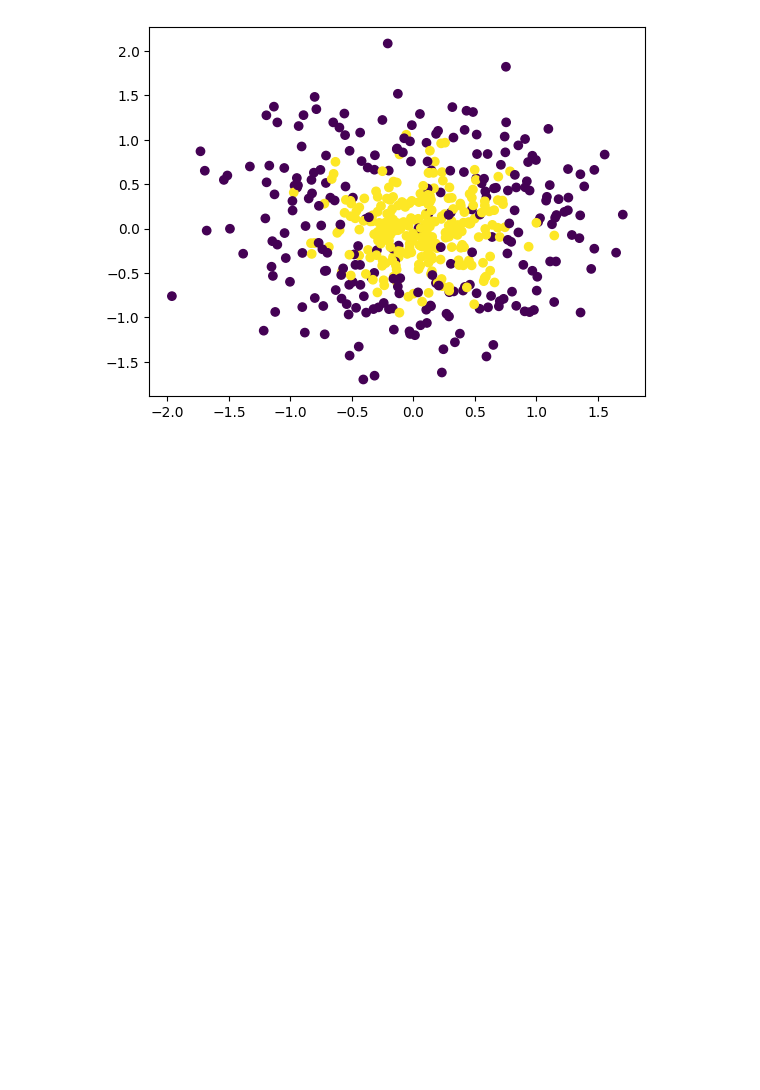
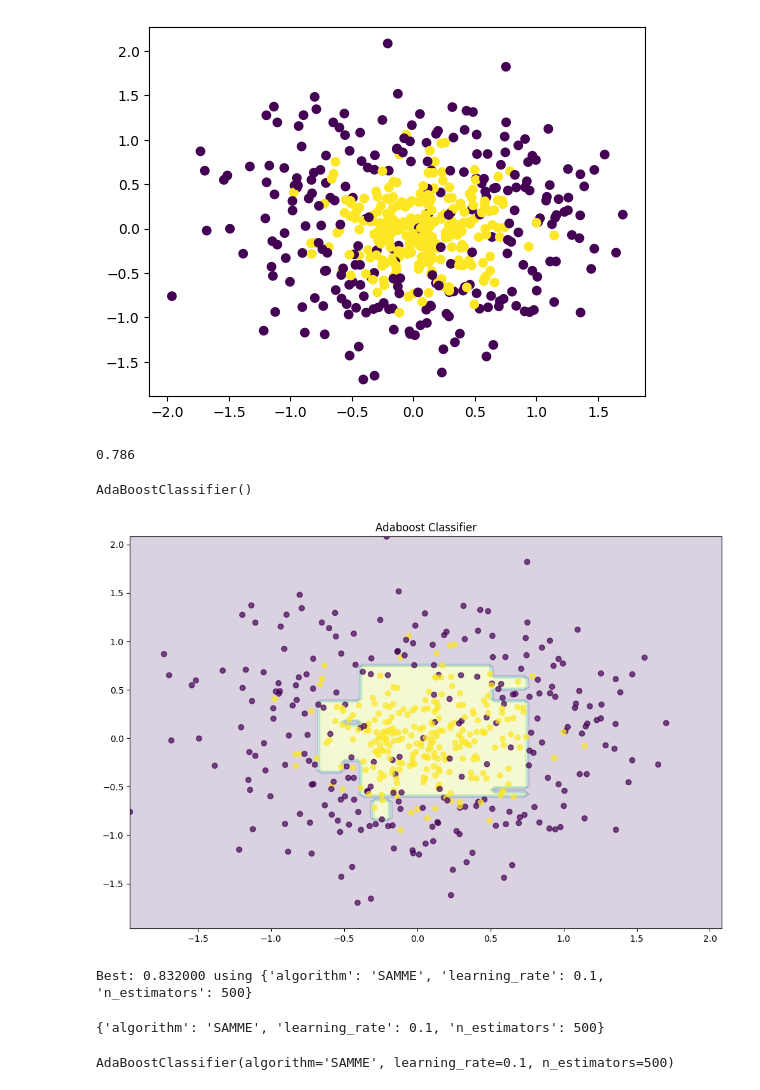
Before and after one commit to abhinavtx/MachineLearning, a Jupyter notebook: Supervised_Learning/Ensemble_Learning/AdaBoost.ipynb, the cells around one changed output. Cells and saved outputs as stored; diff of their text form; code cells hidden in the pictures; blank space fills up the shorter version.

Commit message:
Implementing Ensemble Learning

```diff
--- a/Supervised_Learning/Ensemble_Learning/AdaBoost.ipynb
+++ b/Supervised_Learning/Ensemble_Learning/AdaBoost.ipynb
@@ -22,0 +20,9 @@ plt.scatter(x[:,0],x[:,1],c=y)
+# %%
+from sklearn.ensemble import AdaBoostClassifier
+from sklearn.model_selection import cross_val_score
+
+abc = AdaBoostClassifier()
+
+np.mean(cross_val_score(abc,x,y,scoring='accuracy',cv=10))
+# %% [output]
+0.786
@@ -22,0 +31,47 @@ plt.scatter(x[:,0],x[:,1],c=y)
+# %%
+abc.fit(x,y)
+# %% [output]
+AdaBoostClassifier()
+# %%
+X = x
+def plot_decision_boundary(clf):
+    plt.figure(figsize=(12, 8))
+    x_range = np.linspace(X.min(), X.max(), 100)
+    xx1, xx2 = np.meshgrid(x_range, x_range)
+    y_hat = clf.predict(np.c_[xx1.ravel(), xx2.ravel()])
+    y_hat = y_hat.reshape(xx1.shape)
+    plt.contourf(xx1, xx2, y_hat, alpha=0.2)
+    plt.scatter(X[:,0], X[:,1], c=y, cmap='viridis', alpha=.7)
+    plt.title("Adaboost Classifier")
+    plt.show()
+
+plot_decision_boundary(abc)
+# %% [output]
+[figure, added]
+# %%
+## Now using gridsearchcv for finding hyperparameters
+from sklearn.model_selection import GridSearchCV
+
+grid = dict()
+grid['n_estimators'] = [10, 50, 100, 500]
+grid['learning_rate'] = [0.0001, 0.001, 0.01, 0.1, 1.0]
+grid['algorithm'] = ['SAMME', 'SAMME.R']
+
+
+grid_search = GridSearchCV(estimator=AdaBoostClassifier(), param_grid=grid, n_jobs=-1, cv=10, scoring='accuracy')
+# execute the grid search
+grid_result = grid_search.fit(X, y)
+# summarize the best score and configuration
+print("Best: %f using %s" % (grid_result.best_score_, grid_result.best_params_))
+# %% [output]
+Best: 0.832000 using {'algorithm': 'SAMME', 'learning_rate': 0.1, 'n_estimators': 500}
+# %%
+bestParametrs = grid_result.best_params_
+print(bestParametrs)
+# %% [output]
+{'algorithm': 'SAMME', 'learning_rate': 0.1, 'n_estimators': 500}
+# %%
+abc2 = AdaBoostClassifier(**bestParametrs)
+abc2.fit(x,y)
+# %% [output]
+AdaBoostClassifier(algorithm='SAMME', learning_rate=0.1, n_estimators=500)
```
Also changed, not shown: parts of 4 cells of this notebook, 6 other files.
